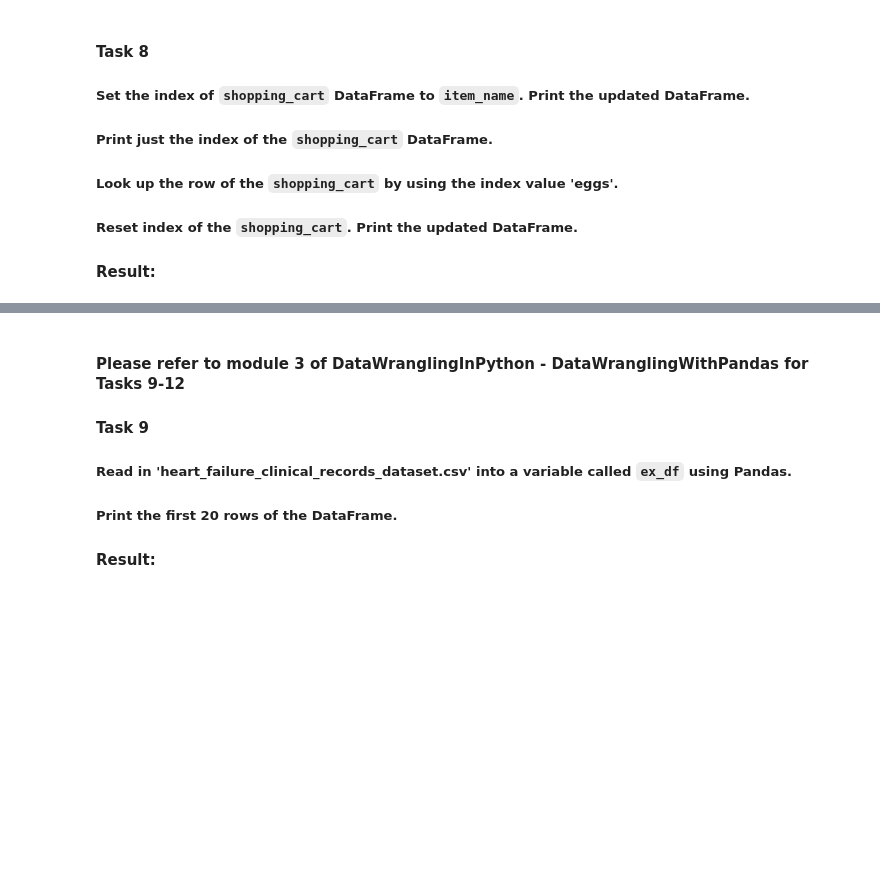
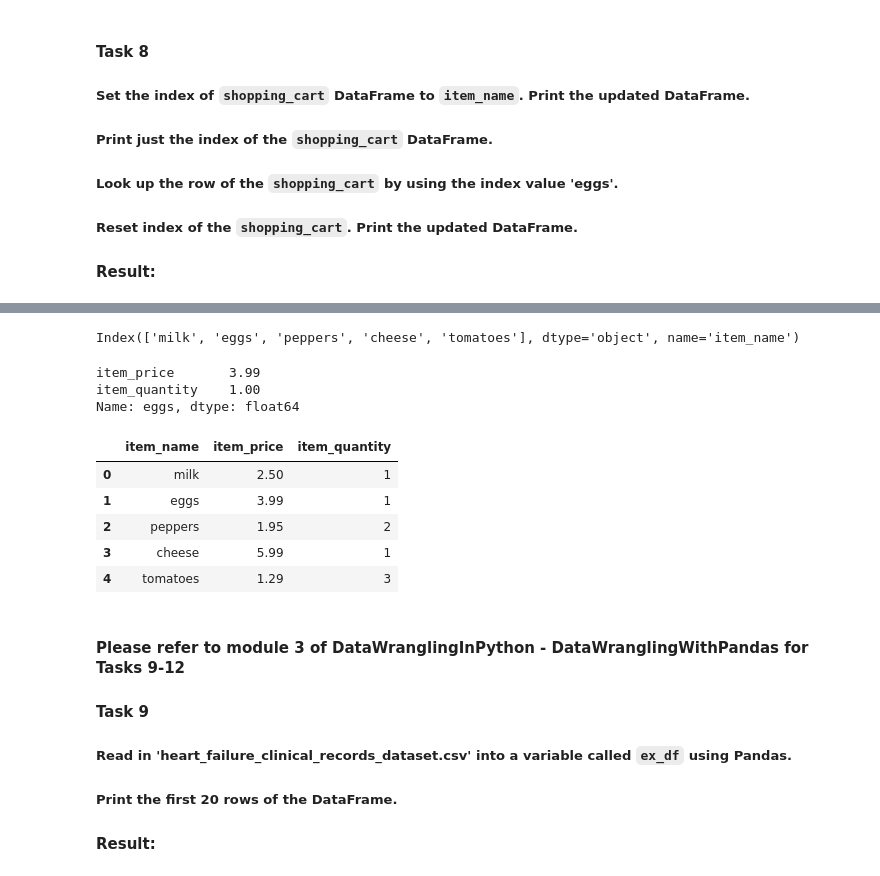
Before and after one commit to michalpiaszczyk/Data-Wrangling-with-Python, a Jupyter notebook: IntermediateDataWrangling/DataWranglingWithPandas/DataWranglingInPython-DataWranglingWithPandas-5-exercises.ipynb, the cells around one changed output, grey strips where cells are left out. Saved outputs shown, nothing was run; the diff lists cells and outputs as text; code cells hidden in the pictures; blank space fills up the shorter version.

```diff
--- a/IntermediateDataWrangling/DataWranglingWithPandas/DataWranglingInPython-DataWranglingWithPandas-5-exercises.ipynb
+++ b/IntermediateDataWrangling/DataWranglingWithPandas/DataWranglingInPython-DataWranglingWithPandas-5-exercises.ipynb
@@ -217,3 +262,6 @@ shopping_cart["item_quantity"].std()
 ##### Look up the row of the `shopping_cart` by using the index value 'eggs'.
 ##### Reset index of the `shopping_cart`. Print the updated DataFrame.
 #### Result:
+# %%
+shopping_cart.set_index('item_name', inplace = True)
+shopping_cart
@@ -220,3 +276,23 @@ shopping_cart["item_quantity"].std()
+# %%
+shopping_cart.index
+# %% [output]
+Index(['milk', 'eggs', 'peppers', 'cheese', 'tomatoes'], dtype='object', name='item_name')
+# %%
+shopping_cart.loc['eggs']
+# %% [output]
+item_price       3.99
+item_quantity    1.00
+Name: eggs, dtype: float64
+# %%
+shopping_cart.reset_index(inplace = True)
+shopping_cart
+# %% [output]
+|  | item_name | item_price | item_quantity |
+| 0 | milk | 2.50 | 1 |
+| 1 | eggs | 3.99 | 1 |
+| 2 | peppers | 1.95 | 2 |
+| 3 | cheese | 5.99 | 1 |
+| 4 | tomatoes | 1.29 | 3 |
 # %% [markdown]
 #### Please refer to module 3 of DataWranglingInPython - DataWranglingWithPandas for Tasks 9-12
 #### Task 9
```
Also changed, not shown: parts of 14 cells of this notebook, 1 other file.
